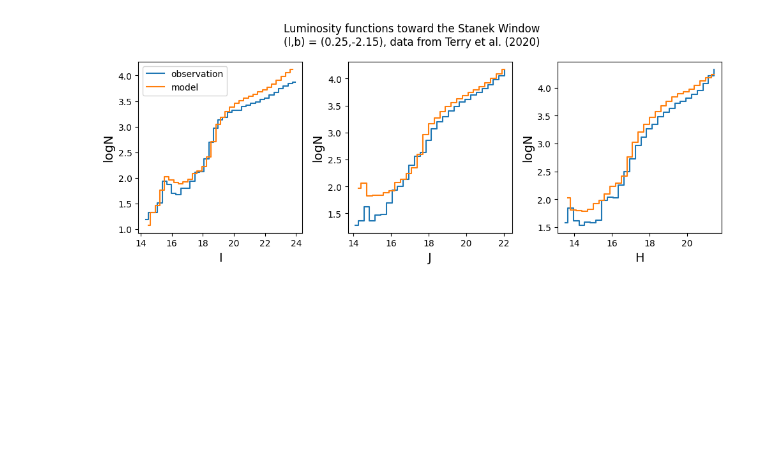
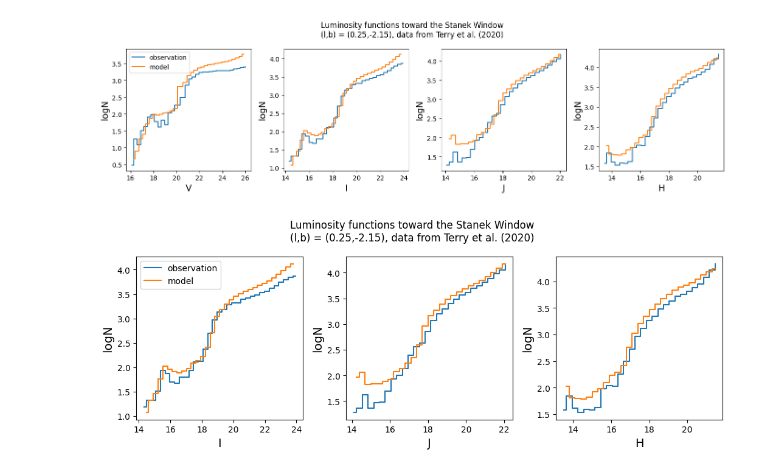
Before and after one commit to synthpop-galaxy/synthpop-model-eval, a Jupyter notebook: synthpop_test_examples.ipynb, the cells around one changed output. Cells and saved outputs as stored; diff of their text form; code cells hidden in the pictures; blank space fills up the shorter version.

```diff
--- a/synthpop_test_examples.ipynb
+++ b/synthpop_test_examples.ipynb
@@ -37,7 +45,16 @@ File:      ~/Documents/galactic-model-tests/tests/lumfuncs.py
 Type:      function
 # %%
-lf.compare_stanekwindow_v2({'V':mod_dat['WFC3_UVIS_F555W'], 'I':mod_dat['WFC3_UVIS_F814W'],
-                     'J':mod_dat['WFC3_IR_F110W'], 'H':mod_dat['WFC3_IR_F160W']},0.002,filt_cors=[1.249656, 2.377424, 3.492650])
+lf.compare_stanekwindow({'V':mod_dat['WFC3_UVIS_F555W'], 'I':mod_dat['WFC3_UVIS_F814W'],
+                     'J':mod_dat['WFC3_IR_F110W'], 'H':mod_dat['WFC3_IR_F160W']},0.002,
+                        model_filt_cors=[-0.091758,1.249656, 2.377424, 3.492650],
+                           obs_filt_cors = [1.5,0,0,0], use_filters=['V','I','J','H'])
 plt.savefig('figures/stanekwindow_lf.png')
 # %% [output]
-[figure, old version]
+[figure, new version]
+# %%
+lf.compare_stanekwindow({'V':mod_dat['WFC3_UVIS_F555W'], 'I':mod_dat['WFC3_UVIS_F814W'],
+                     'J':mod_dat['WFC3_IR_F110W'], 'H':mod_dat['WFC3_IR_F160W']},0.002,
+                        model_filt_cors=[1.249656, 2.377424, 3.492650], use_filters=['I','J','H'])
+plt.savefig('figures/stanekwindow_lf_3.png')
+# %% [output]
+[figure, added]
```
Also changed, not shown: parts of 3 cells of this notebook, 3 other files.
